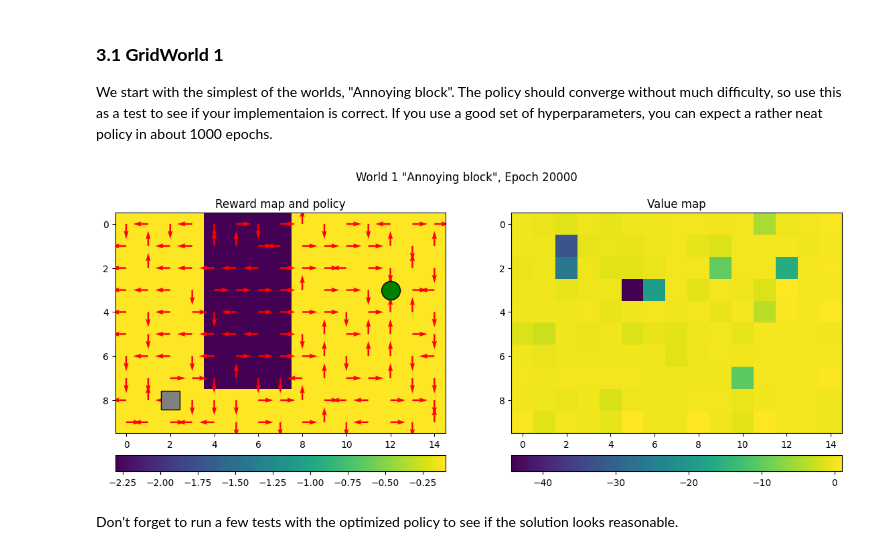
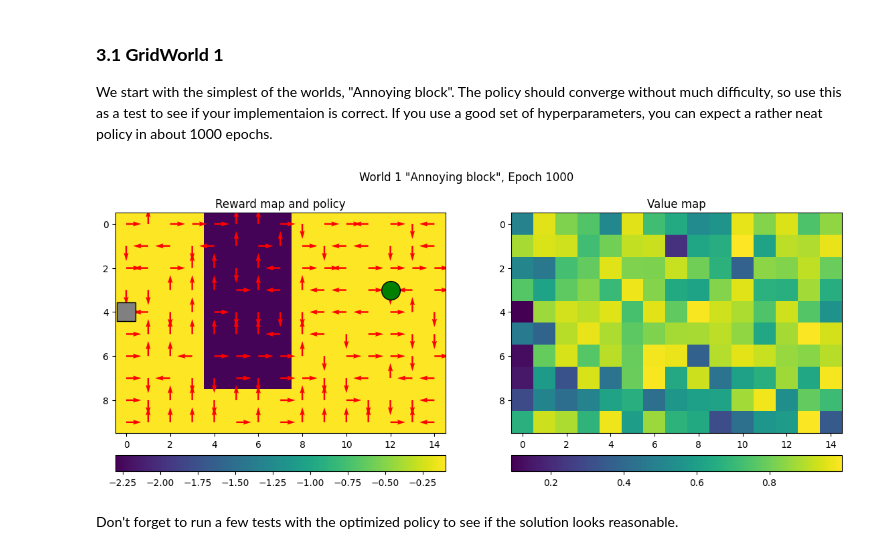
Before and after one commit to marijnkj/-D-NN, a Jupyter notebook: A4_Reinforcement/QLearning.ipynb, the cells around one changed output. Cells and saved outputs as stored; diff of their text form; code cells hidden in the pictures.

```diff
--- a/A4_Reinforcement/QLearning.ipynb
+++ b/A4_Reinforcement/QLearning.ipynb
@@ -80,6 +80,10 @@ Here is an example of some actions in the first GridWorld. Read the code and out
 # %%
 W = GridWorld(1)
 W.init()
+
+W._pos = (0,0)
+
+W.draw()
 
 # Check state
 state, isTerm = W.getState()
@@ -143,6 +148,7 @@ def QLearning(World, params={}):
 
     for i in range(params["Epochs"]):
         World.init()
+        #World._pos = (3,11)
         state, isTerm = World.getState()
 
         # Limiting the number of steps in an epoch prevents getting stuck in infinite loops
@@ -162,9 +168,18 @@ def QLearning(World, params={}):
                 next_state, isTerm = World.getState()
 
                 # Update Q-function
-                Q[state[0], state[1], action_ind] = (1 - params["Alpha"]) * Q[state[0], state[1], action_ind] + params["Alpha"] * (reward + params["Gamma"] * np.max(Q[next_state[0], next_state[1]]))
+                #Q[state[0], state[1], action_ind] = (1 - params["Alpha"]) * Q[state[0], state[1], action_ind] + params["Alpha"] * (reward + params["Gamma"] * np.max(Q[next_state[0], next_state[1]]))
 
-                if isTerm: break
+                # Change state to World._pos
+                Q[World._pos[0], World._pos[1], action_ind] = (1 - params["Alpha"]) * Q[World._pos[0], World._pos[1], action_ind] + params["Alpha"] * (reward + params["Gamma"] * np.max(Q[next_state[0], next_state[1]]))
+
+
+                if isTerm:
+                    Q[World._pos[0], World._pos[1], action_ind] = 0
+                    break
+            else:
+                Q[World._pos[0], World._pos[1], action_ind] = -10
+
 
         # Update plots with regular intervals
         if ((i+1) % params["DrawInterval"] == 0) or (i == params["Epochs"]-1):
@@ -264,15 +233,15 @@ We start with the simplest of the worlds, "Annoying block". The policy should co
 # %%
 W1 = GridWorld(1)
 
 # --------------------------------------------
 # === Your code here =========================
 # --------------------------------------------
 
-Q1 = QLearning(W1, params={"Alpha": 0.2, "Gamma": 0.9, "ExpRate": 0.5, "Epochs": 20000, "MaxSteps": 200, "DrawInterval": 1000})
+Q1 = QLearning(W1, params={"Alpha": 0.05, "Gamma": 0.9, "ExpRate": 0.1, "Epochs": 1000, "MaxSteps": 200, "DrawInterval": 100})
 
 # ============================================
 # %% [output]
-[figure, old version]
+[figure, new version]
 # %% [markdown]
 Don't forget to run a few tests with the optimized policy to see if the solution looks reasonable.
 # %%
```
Also changed, not shown: parts of 4 cells of this notebook.
